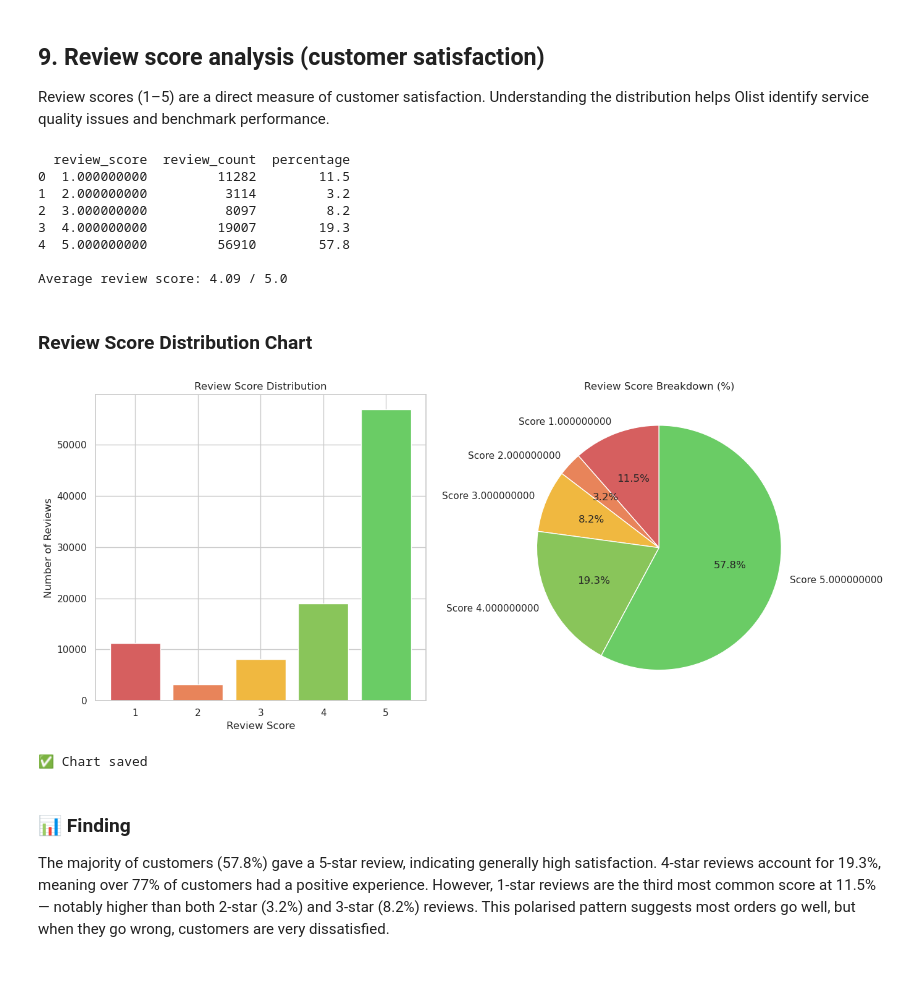
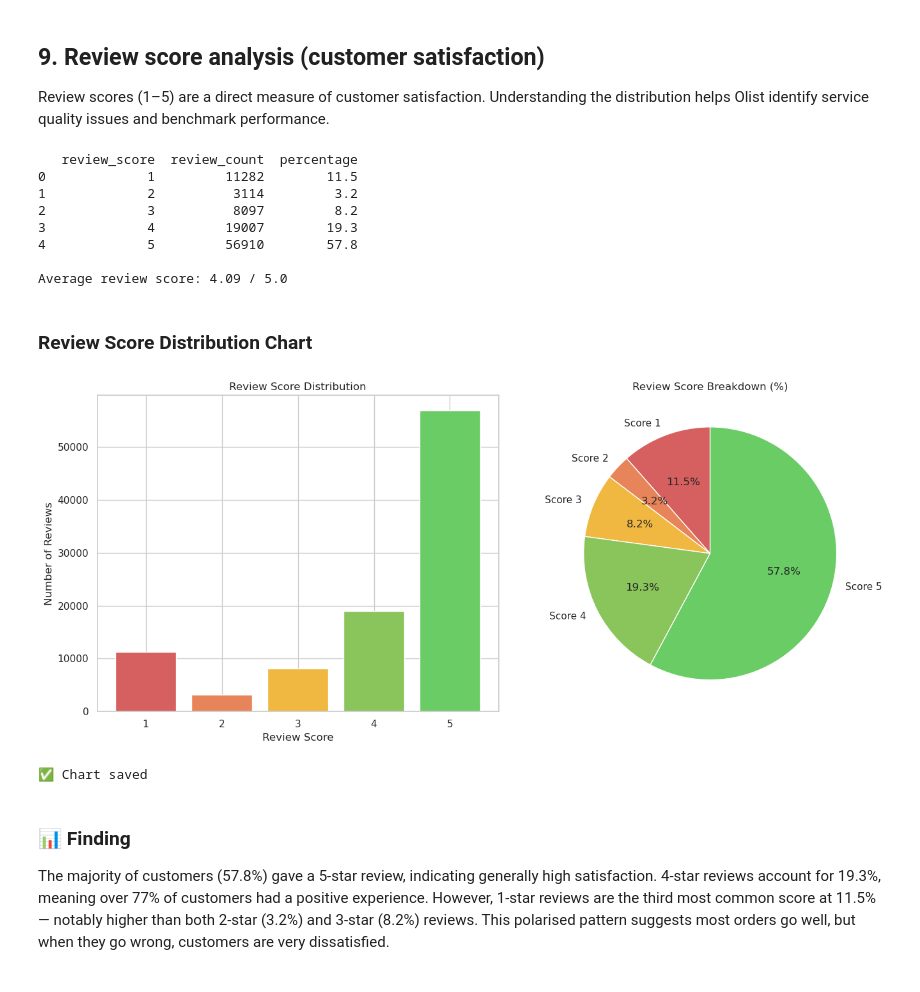
Before and after one commit to elaineet1/olist-pipeline, a Jupyter notebook: olist_analysis.ipynb, the cells around one changed output. Saved outputs shown, nothing was run; the diff lists cells and outputs as text; code cells hidden in the pictures.

```diff
--- a/olist_analysis.ipynb
+++ b/olist_analysis.ipynb
@@ -665,7 +766,7 @@ issues and benchmark performance.
 # %%
 query_reviews = f"""
 SELECT
-    review_score,
+    CAST(review_score AS INT64) AS review_score,
     COUNT(*) AS review_count,
     ROUND(COUNT(*) * 100.0 / SUM(COUNT(*)) OVER (), 1) AS percentage
 FROM `my-project-001-487905.{DATASET}.fact_reviews`
@@ -681,12 +782,12 @@ avg_score = (
 print(df_reviews)
 print(f"\nAverage review score: {avg_score:.2f} / 5.0")
 # %% [output]
-  review_score  review_count  percentage
-0  1.000000000         11282        11.5
-1  2.000000000          3114         3.2
-2  3.000000000          8097         8.2
-3  4.000000000         19007        19.3
-4  5.000000000         56910        57.8
+   review_score  review_count  percentage
+0             1         11282        11.5
+1             2          3114         3.2
+2             3          8097         8.2
+3             4         19007        19.3
+4             5         56910        57.8
 
 Average review score: 4.09 / 5.0
 # %% [markdown]
@@ -694,33 +795,34 @@ Average review score: 4.09 / 5.0
 # %%
 fig, (ax1, ax2) = plt.subplots(1, 2, figsize=(14, 6))
 
 colors = ["#D65F5F", "#E8845A", "#F0B840", "#89C55A", "#6ACC65"]
 ax1.bar(
     df_reviews["review_score"],
     df_reviews["review_count"],
     color=colors,
     edgecolor="white"
 )
 ax1.set_title("Review Score Distribution")
 ax1.set_xlabel("Review Score")
 ax1.set_ylabel("Number of Reviews")
 ax1.set_xticks([1, 2, 3, 4, 5])
+ax1.set_xticklabels(["1", "2", "3", "4", "5"])
 
 ax2.pie(
     df_reviews["review_count"],
-    labels=[f"Score {s}" for s in df_reviews["review_score"]],
+    labels=[f"Score {int(s)}" for s in df_reviews["review_score"]],
     autopct="%1.1f%%",
     colors=colors,
     startangle=90
 )
 ax2.set_title("Review Score Breakdown (%)")
 
 plt.tight_layout()
 plt.savefig("/home/dsai/olist-pipeline/docs/review_scores.png", dpi=150)
 plt.show()
 print("✅ Chart saved")
 # %% [output]
-[figure, old version]
+[figure, new version]
 ✅ Chart saved
 # %% [markdown]
 ### 📊 Finding
```
Also changed, not shown: parts of 10 cells of this notebook, 7 other files.
